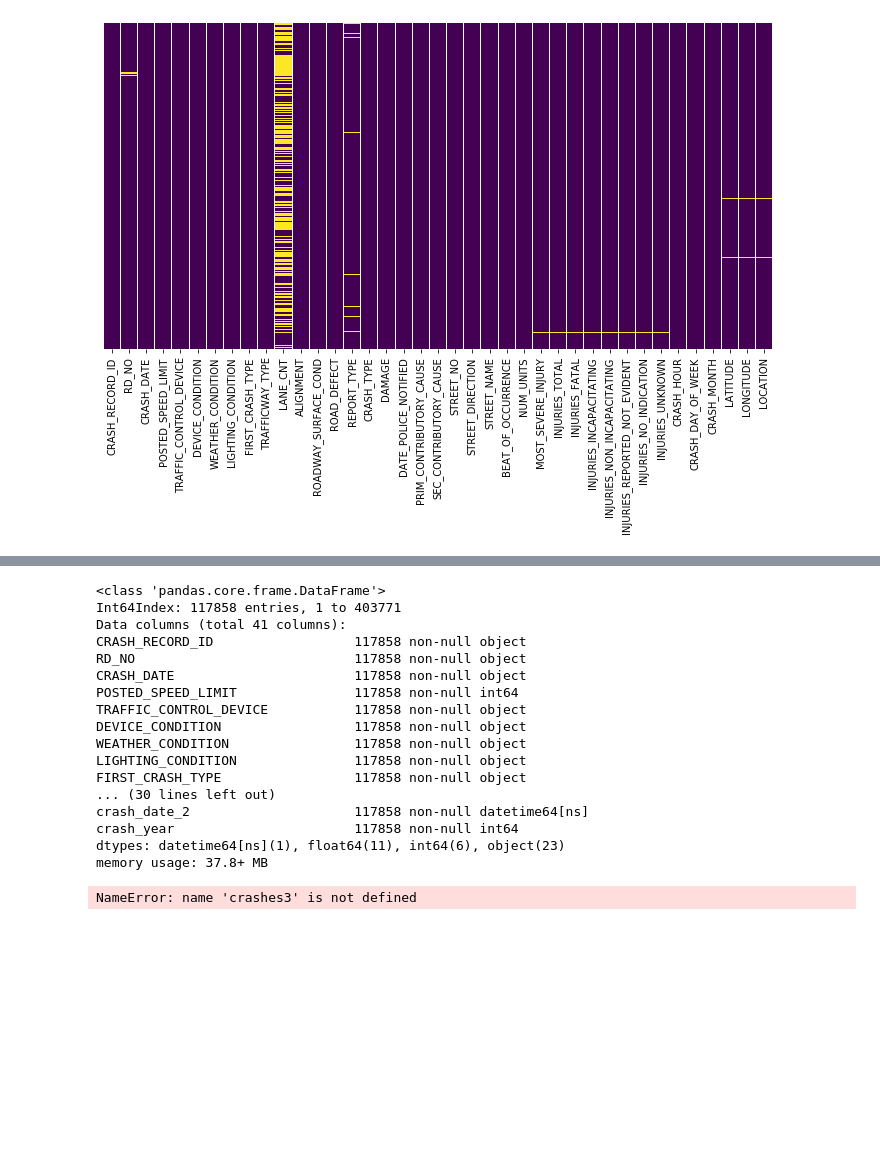
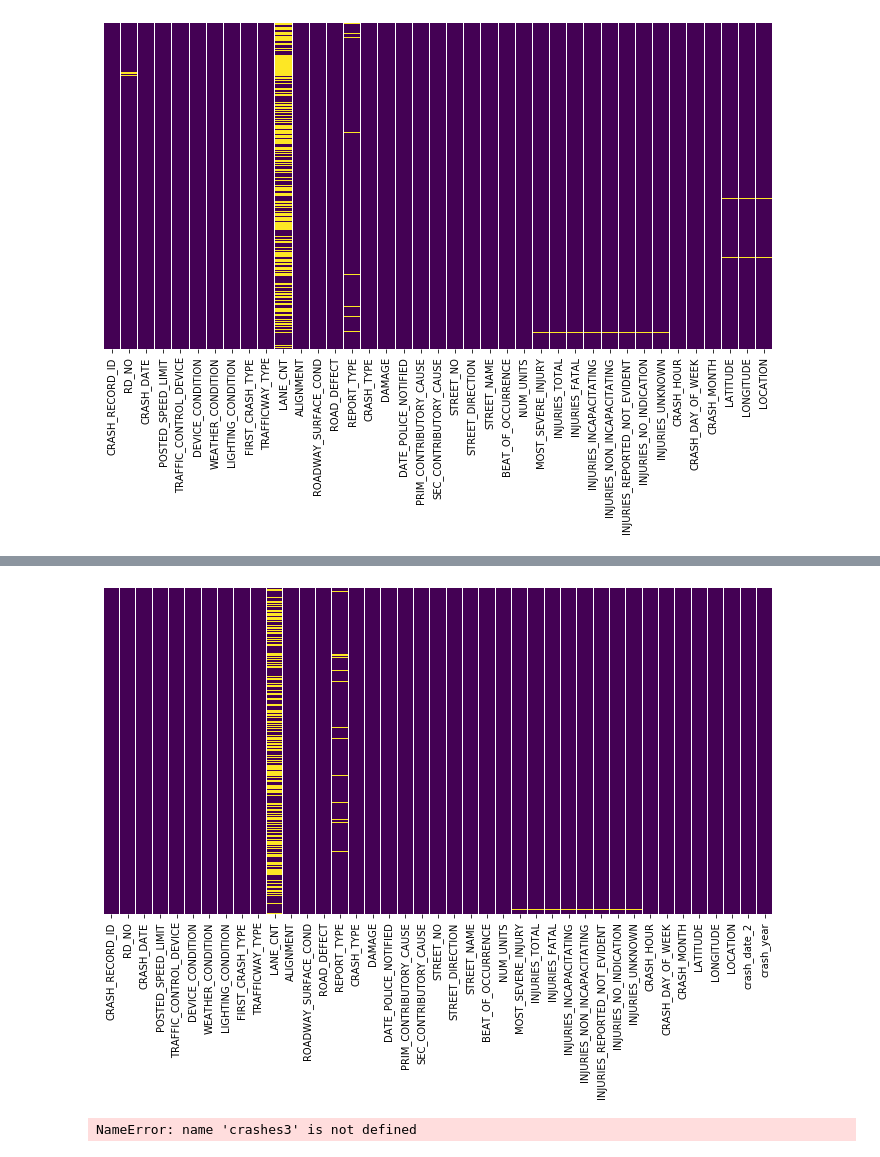
Before and after one commit to Morgan-Sell/chi-traffic-accidents, a Jupyter notebook: chi-transport-eda.ipynb, the cells around one changed output, grey strips where cells are left out. Saved outputs shown, nothing was run; the diff lists cells and outputs as text; code cells hidden in the pictures; blank space fills up the shorter version.

```diff
--- a/chi-transport-eda.ipynb
+++ b/chi-transport-eda.ipynb
@@ -50,6 +50,7 @@ sns.heatmap(crashes2.isnull(), yticklabels=False, cbar=False, cmap='viridis');
 crashes2['crash_date_2'] = pd.to_datetime(crashes2['CRASH_DATE'])
 crashes2['crash_year'] = crashes2['crash_date_2'].dt.year
 # %%
-crashes3 = crashes2[(crashes2['crash_year'] == 2018) | (crashes2['crash_year'] == 2018)].copy()
+crashes3 = crashes2[(crashes2['crash_year'] == 2018) | (crashes2['crash_year'] == 2019)].copy()
 crashes3 = crashes3[(crashes3['LATITUDE'].notnull()) & (crashes3['LONGITUDE'].notnull())].copy()
-crashes3 = crashes2[(crashes3['LATITUDE'] != 0) & (crashes3['LONGITUDE'] != 0)].copy()
+crashes3 = crashes3[(crashes3['LATITUDE'] != 0) & (crashes3['LONGITUDE'] != 0)]
+crashes3.describe()
@@ -56,24 +67,8 @@ crashes3 = crashes2[(crashes3['LATITUDE'] != 0) & (crashes3['LONGITUDE'] != 0)].
 # %%
 plt.figure(figsize=(12,6))
-sns.heatmap(crashes2.isnull(), yticklabels=False, cbar=False, cmap='viridis');
+sns.heatmap(crashes3.isnull(), yticklabels=False, cbar=False, cmap='viridis');
 # %% [output]
-<class 'pandas.core.frame.DataFrame'>
-Int64Index: 117858 entries, 1 to 403771
-Data columns (total 41 columns):
-CRASH_RECORD_ID                  117858 non-null object
-RD_NO                            117858 non-null object
-CRASH_DATE                       117858 non-null object
-POSTED_SPEED_LIMIT               117858 non-null int64
-TRAFFIC_CONTROL_DEVICE           117858 non-null object
-DEVICE_CONDITION                 117858 non-null object
-WEATHER_CONDITION                117858 non-null object
-LIGHTING_CONDITION               117858 non-null object
-FIRST_CRASH_TYPE                 117858 non-null object
-... (30 lines left out)
-crash_date_2                     117858 non-null datetime64[ns]
-crash_year                       117858 non-null int64
-dtypes: datetime64[ns](1), float64(11), int64(6), object(23)
-memory usage: 37.8+ MB
+[figure, added]
 # %%
 plt.figure(figsize=(12,6))
 sns.heatmap(crashes3.isnull(), yticklabels=False, cbar=False, cmap='viridis');
```
Also changed, not shown: parts of 1 cell of this notebook.
